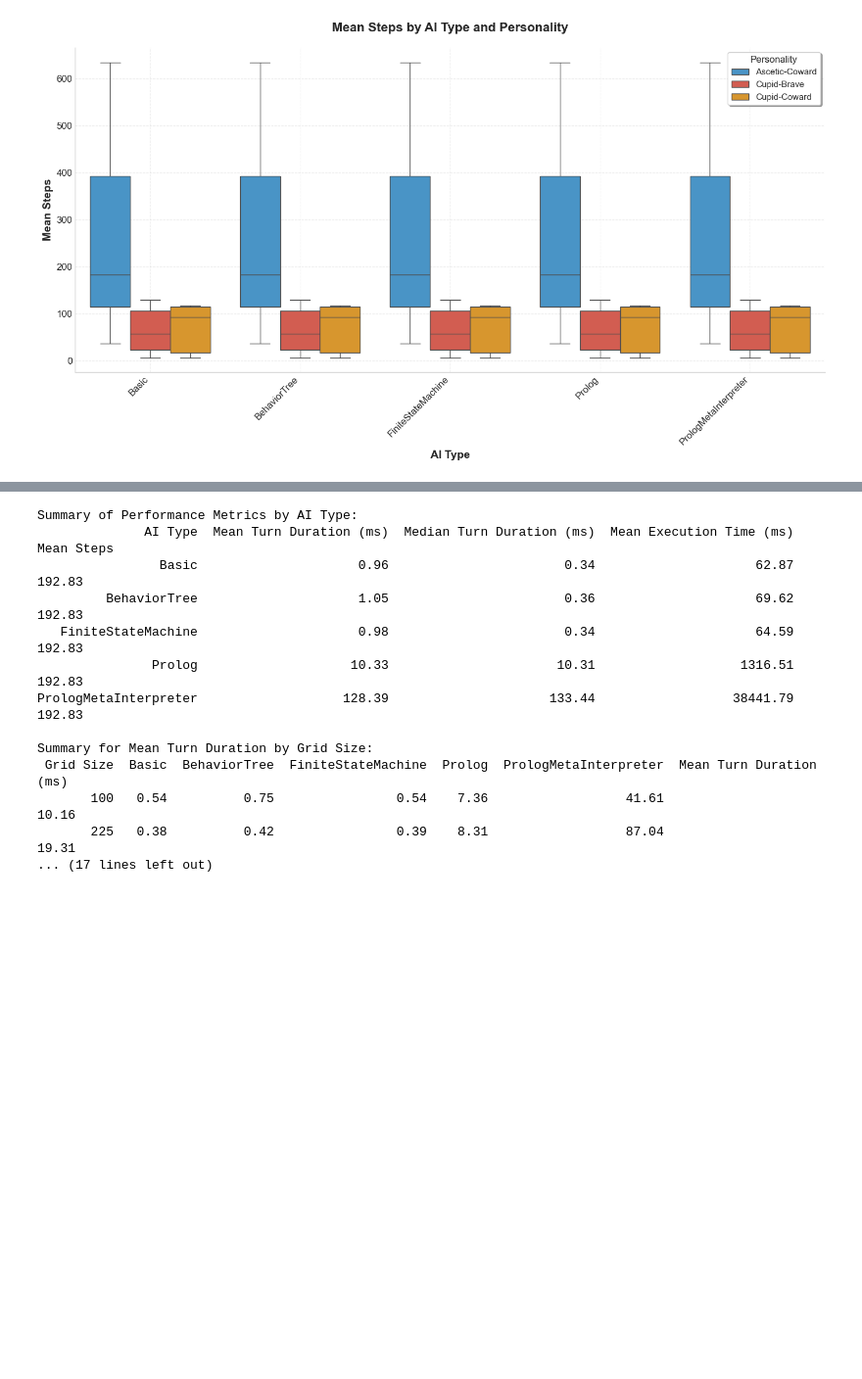
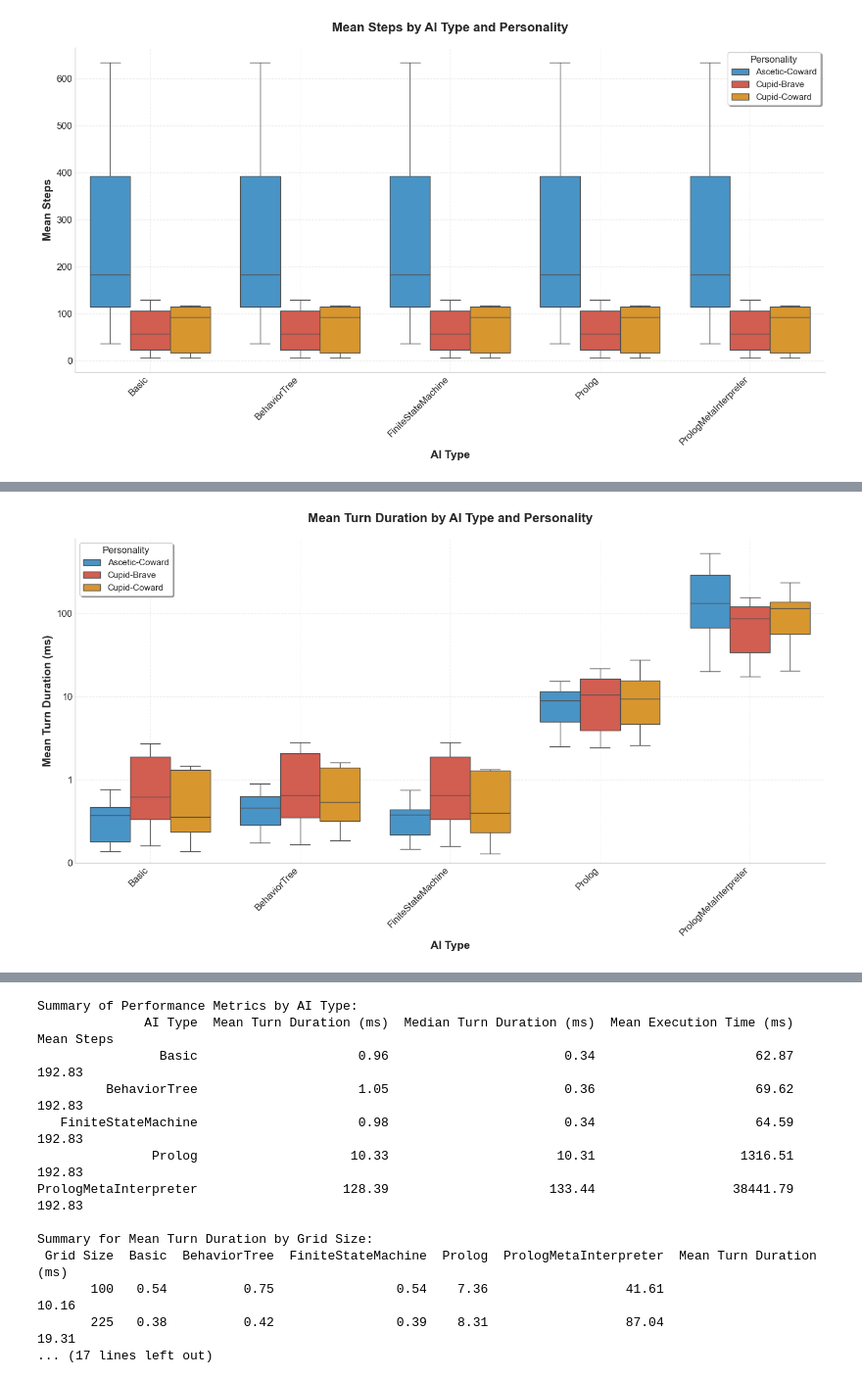
Before and after one commit to lapeyrade/WumpusWorld, a Jupyter notebook: data/data_analysis.ipynb, the cells around one changed output, grey strips where cells are left out. Shown: that part at 98% size. Cells and saved outputs as stored; diff of their text form; code cells hidden in the pictures; blank space fills up the shorter version.

Commit message:
add Personality analysis for mean turn and total execution

```diff
--- a/data/data_analysis.ipynb
+++ b/data/data_analysis.ipynb
@@ -561,0 +573,30 @@ plt.show()
+# %%
+plt.figure(figsize=(14, 8))
+ax = sns.boxplot(x="ai_type", y="mean_turn", hue="personality", data=df,
+                 showfliers=False, palette=personality_colors)
+plt.title("Mean Turn Duration by AI Type and Personality",
+          fontweight='bold', pad=20)
+plt.yscale("log")
+plt.xlabel("AI Type", fontweight='bold')
+plt.ylabel("Mean Turn Duration (ms)", fontweight='bold')
+
+# Rotate x-axis labels for better readability
+plt.xticks(rotation=45, ha='right')
+
+# Customize legend
+handles, labels = ax.get_legend_handles_labels()
+ax.legend(handles, labels, title='Personality', title_fontsize=12,
+          loc='upper left', frameon=True, fancybox=True, shadow=True)
+
+# Format y-axis to show actual values on log scale
+ax.yaxis.set_major_formatter(ScalarFormatter())
+ax.set_ylim(bottom=0.1)
+
+# Add grid
+ax.grid(True, alpha=0.3, linestyle='--')
+
+plt.tight_layout()
+plt.savefig('./figures/ai_type_personality_mean_turn.pdf', dpi=300, bbox_inches='tight')
+plt.show()
+# %% [output]
+[figure, added]
```
Also changed, not shown: parts of 5 cells of this notebook, 2 other files.
